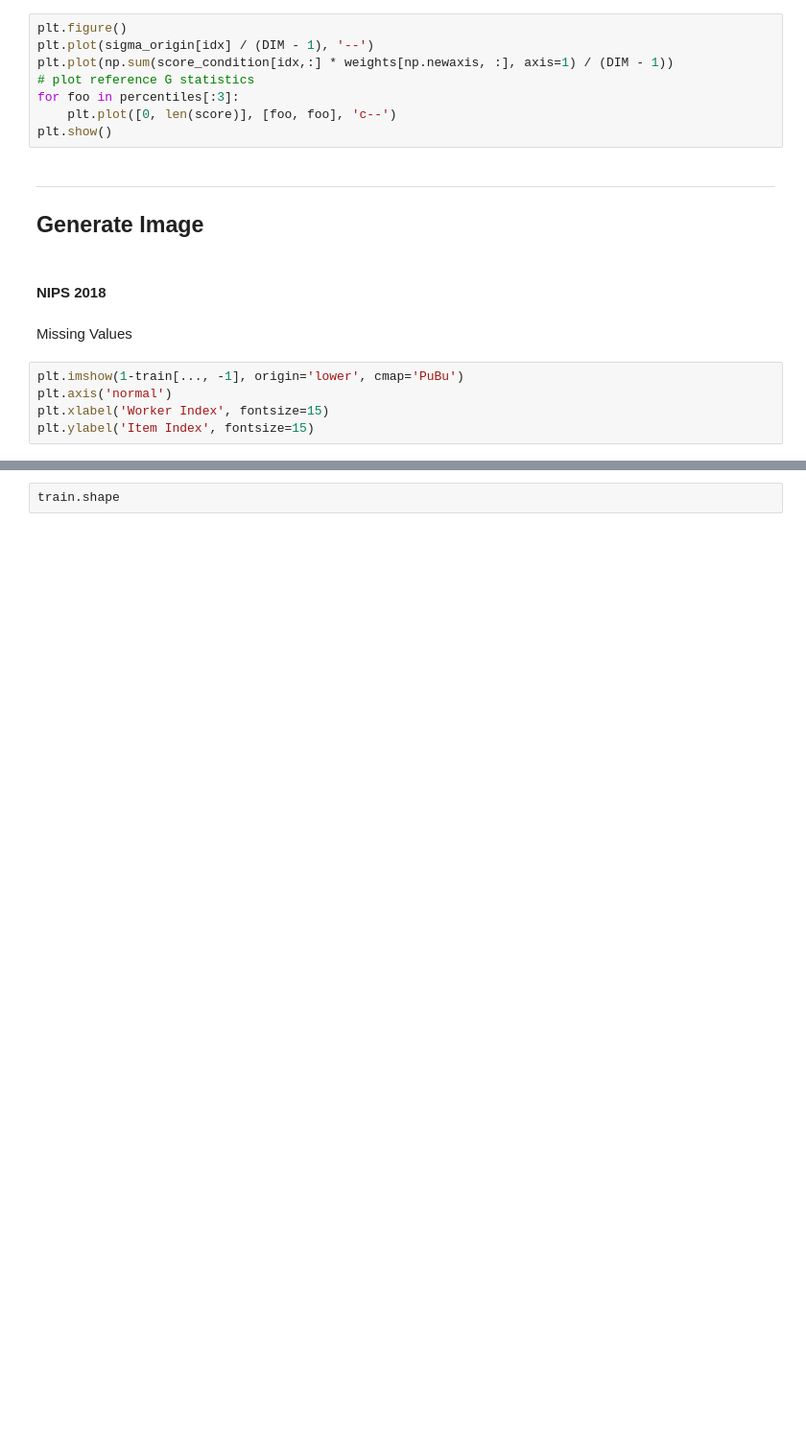
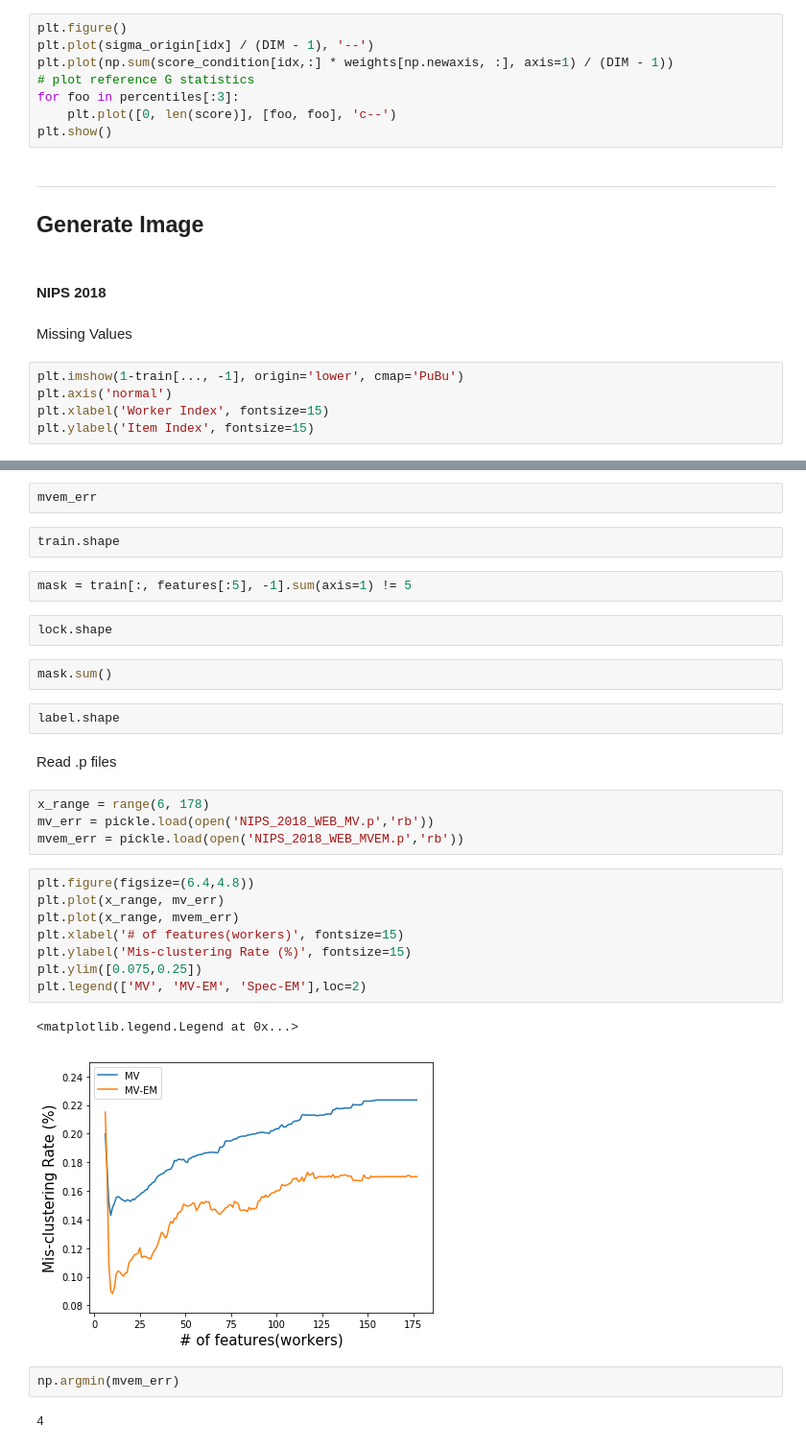
Before and after one commit to zyzzhaoyuzhe/MDPD, a Jupyter notebook: python/Crowdsourcing.ipynb, the cells around one changed output, grey strips where cells are left out. Shown at 96% size. Saved outputs shown, nothing was run; the diff lists cells and outputs as text; blank space fills up the shorter version.

```diff
--- a/python/Crowdsourcing.ipynb
+++ b/python/Crowdsourcing.ipynb
@@ -253,2 +302,33 @@ plt.ylabel('Item Index', fontsize=15)
+# %%
+mvem_err
 # %%
 train.shape
+# %%
+mask = train[:, features[:5], -1].sum(axis=1) != 5
+# %%
+lock.shape
+# %%
+mask.sum()
+# %%
+label.shape
+# %% [markdown]
+Read .p files
+# %%
+x_range = range(6, 178)
+mv_err = pickle.load(open('NIPS_2018_WEB_MV.p','rb'))
+mvem_err = pickle.load(open('NIPS_2018_WEB_MVEM.p','rb'))
+# %%
+plt.figure(figsize=(6.4,4.8))
+plt.plot(x_range, mv_err)
+plt.plot(x_range, mvem_err)
+plt.xlabel('# of features(workers)', fontsize=15)
+plt.ylabel('Mis-clustering Rate (%)', fontsize=15)
+plt.ylim([0.075,0.25])
+plt.legend(['MV', 'MV-EM', 'Spec-EM'],loc=2)
+# %% [output]
+<matplotlib.legend.Legend at 0x...>
+[figure, added]
+# %%
+np.argmin(mvem_err)
+# %% [output]
+4
```
Also changed, not shown: parts of 10 cells of this notebook, 3 other files.
